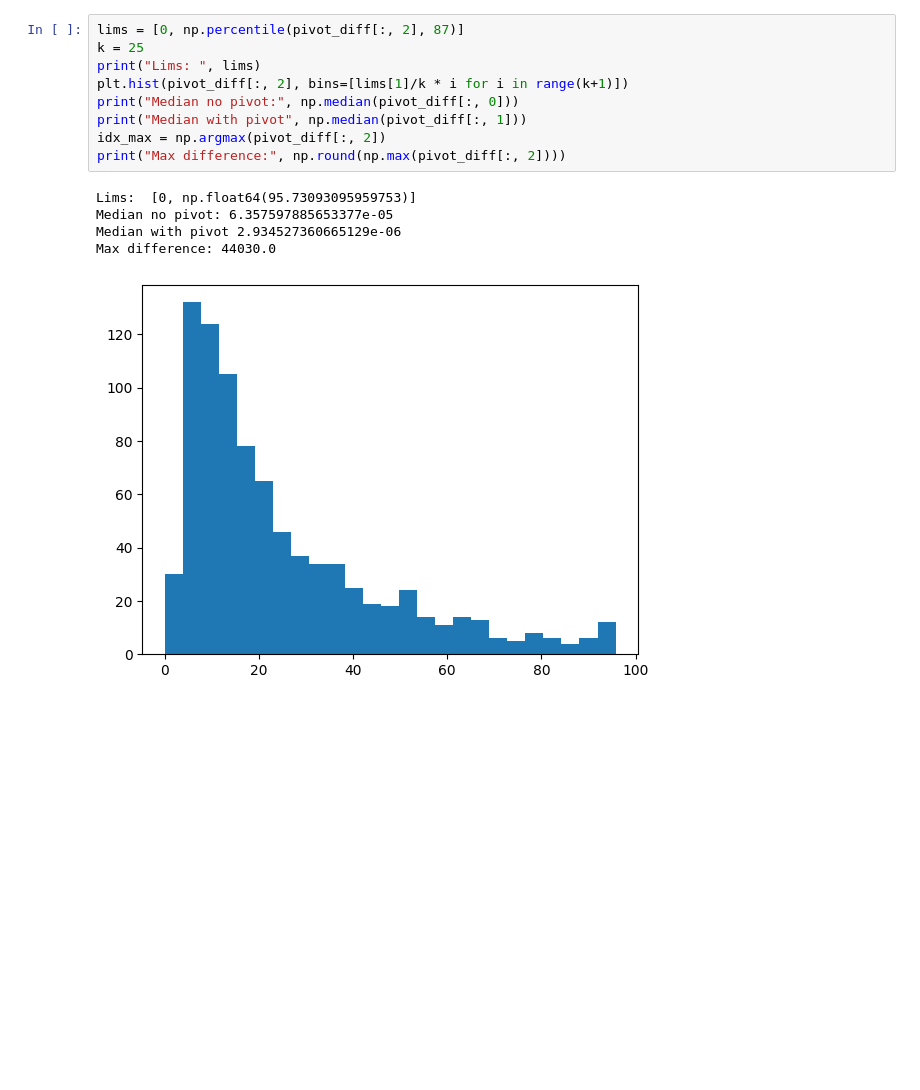
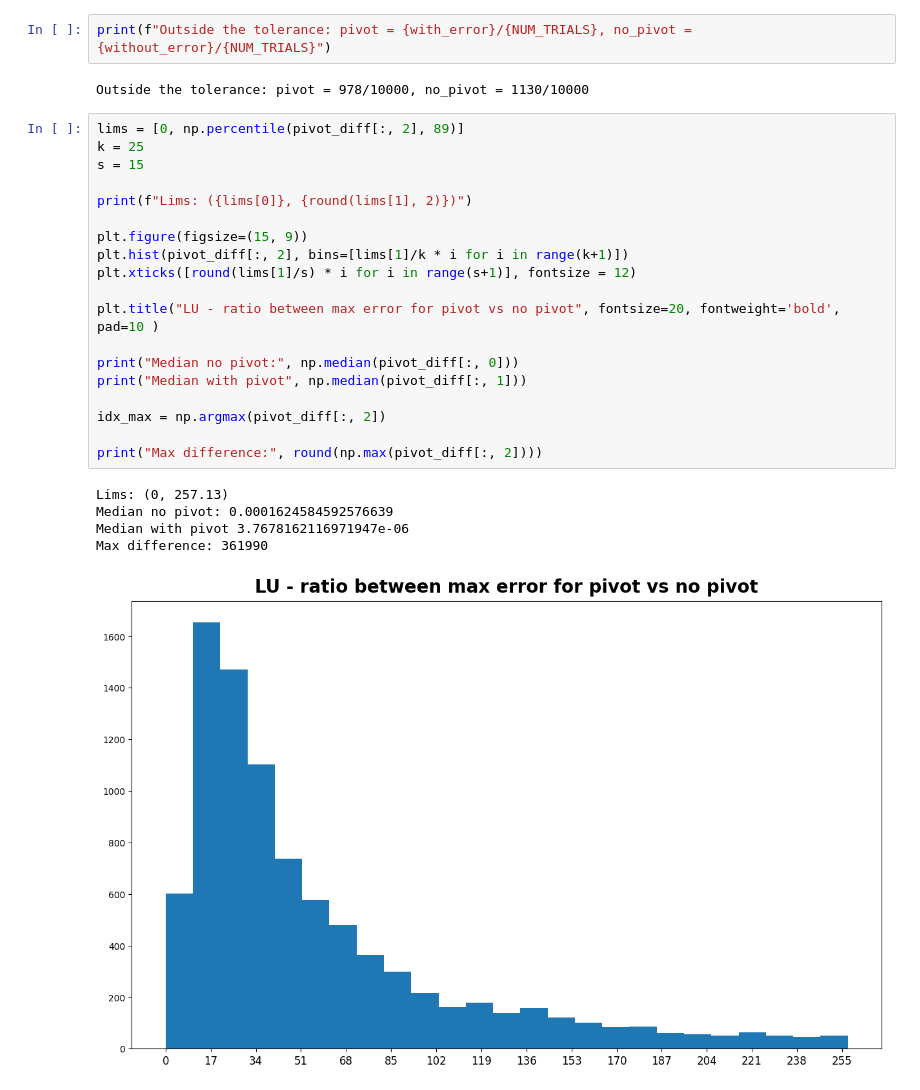
Before and after one commit to Jakub-Karczewski/matrix_algorithms, a Jupyter notebook: matrix_calculus_sem_8/lab2/lab2-iteracyjnie.ipynb, the cells around one changed output. Cells and saved outputs as stored; diff of their text form; blank space fills up the shorter version.

```diff
--- a/matrix_calculus_sem_8/lab2/lab2-iteracyjnie.ipynb
+++ b/matrix_calculus_sem_8/lab2/lab2-iteracyjnie.ipynb
@@ -220,15 +246,29 @@ print(with_error, without_error)
+# %%
+print(f"Outside the tolerance: pivot = {with_error}/{NUM_TRIALS}, no_pivot = {without_error}/{NUM_TRIALS}")
+# %% [output]
+Outside the tolerance: pivot = 978/10000, no_pivot = 1130/10000
 # %%
-lims = [0, np.percentile(pivot_diff[:, 2], 87)]
+lims = [0, np.percentile(pivot_diff[:, 2], 89)]
 k = 25
-print("Lims: ", lims)
+s = 15
+
+print(f"Lims: ({lims[0]}, {round(lims[1], 2)})")
+
+plt.figure(figsize=(15, 9))
 plt.hist(pivot_diff[:, 2], bins=[lims[1]/k * i for i in range(k+1)])
+plt.xticks([round(lims[1]/s) * i for i in range(s+1)], fontsize = 12)
+
+plt.title("LU - ratio between max error for pivot vs no pivot", fontsize=20, fontweight='bold', pad=10 )
+
 print("Median no pivot:", np.median(pivot_diff[:, 0]))
 print("Median with pivot", np.median(pivot_diff[:, 1]))
+
 idx_max = np.argmax(pivot_diff[:, 2])
-print("Max difference:", np.round(np.max(pivot_diff[:, 2])))
+
+print("Max difference:", round(np.max(pivot_diff[:, 2])))
 # %% [output]
-Lims:  [0, np.float64(95.73093095959753)]
-Median no pivot: 6.357597885653377e-05
-Median with pivot 2.934527360665129e-06
-Max difference: 44030.0
+Lims: (0, 257.13)
+Median no pivot: 0.0001624584592576639
+Median with pivot 3.7678162116971947e-06
+Max difference: 361990
-[figure, old version]
+[figure, new version]
```
Also changed, not shown: parts of 7 cells of this notebook.
